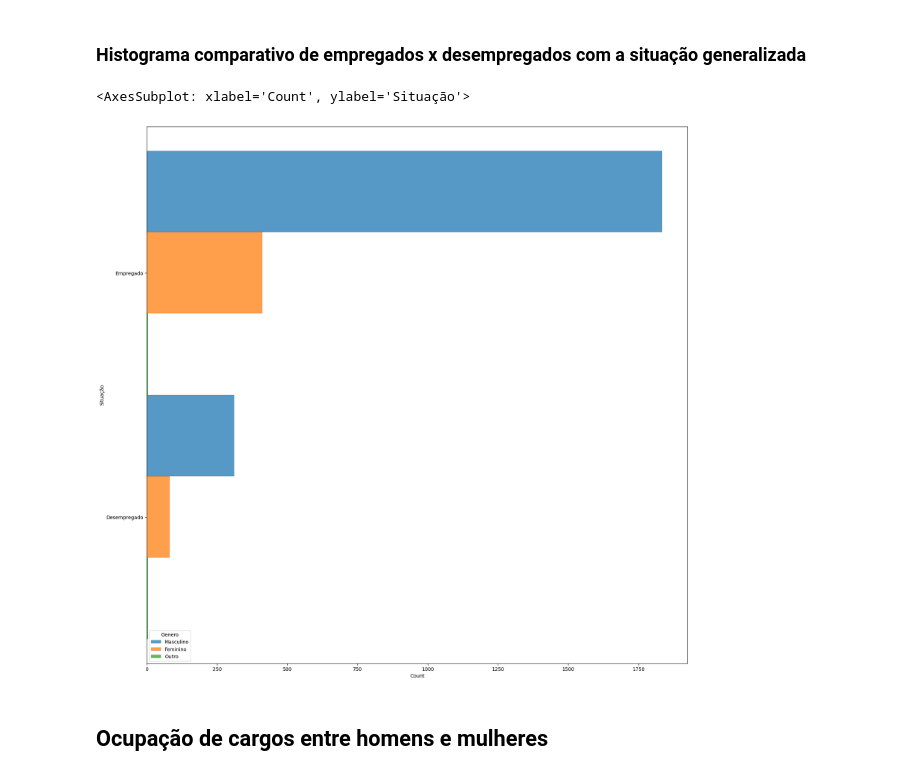
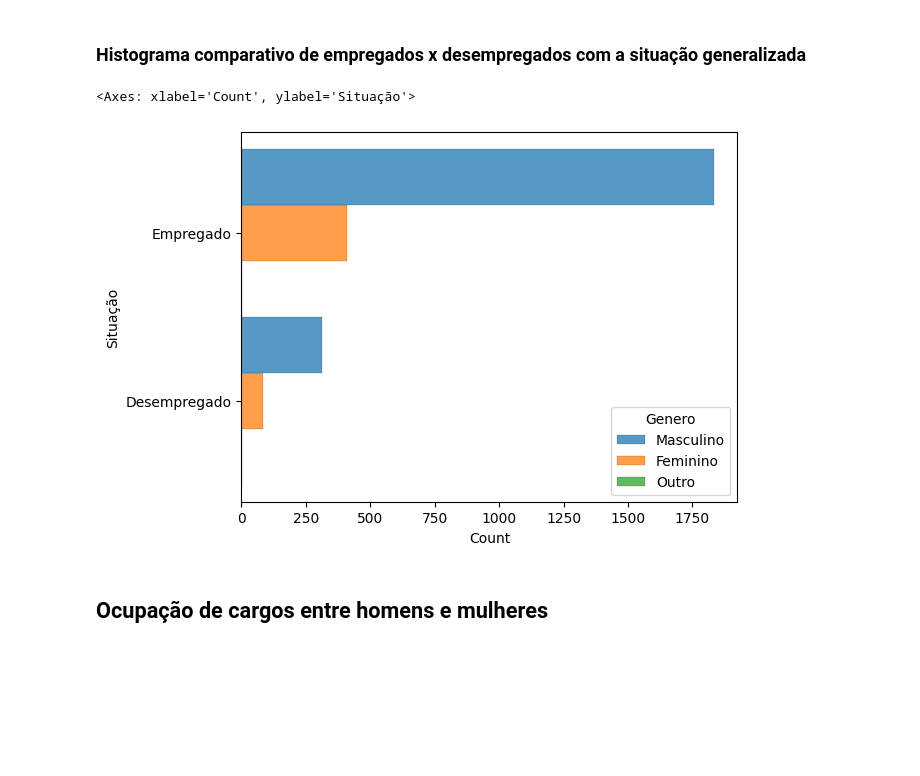
Before and after one commit to MayaraDM/ADA-DS_programming_techiniques_project, a Jupyter notebook: ProjetoV_analise.ipynb, the cells around one changed output. Cells and saved outputs as stored; diff of their text form; code cells hidden in the pictures; blank space fills up the shorter version.

```diff
--- a/ProjetoV_analise.ipynb
+++ b/ProjetoV_analise.ipynb
@@ -165,30 +163,29 @@ sns.histplot(df,
 # %%
 # Histograma comparativo de empregados x desempregados com funções geral
 
 empregado = ['Empregado (CLT)','Empreendedor ou Empregado (CNPJ)','Servidor Público',
  'Vivo no Brasil e trabalho remoto para empresa de fora do Brasil (PJ)',
  'Vivo fora do Brasil e trabalho para empresa de fora do Brasil',
  'Trabalho na área Acadêmica/Pesquisador']
 
 def verifica_valor(valor):
     if valor in empregado:
         return 'Empregado'
     else:
         return 'Desempregado'
 
 # Aplicar a função para criar a nova coluna 'Situação'
 
 df['Situação'] = df['Qual sua situação atual de trabalho?'].apply(verifica_valor)
 
 # Histograma EmpregadosxDesempregados geral
-f, ax = plt.subplots(figsize=(20, 20))
 sns.histplot(df,
              y="Situação", hue="Genero",
              multiple="dodge",
              linewidth = 0.1)
 # %% [output]
-<AxesSubplot: xlabel='Count', ylabel='Situação'>
+<Axes: xlabel='Count', ylabel='Situação'>
-[figure, old version]
+[figure, new version]
 # %% [markdown]
 ## Ocupação de cargos entre homens e mulheres
 # %% [markdown]
```
Also changed, not shown: parts of 14 cells of this notebook.
